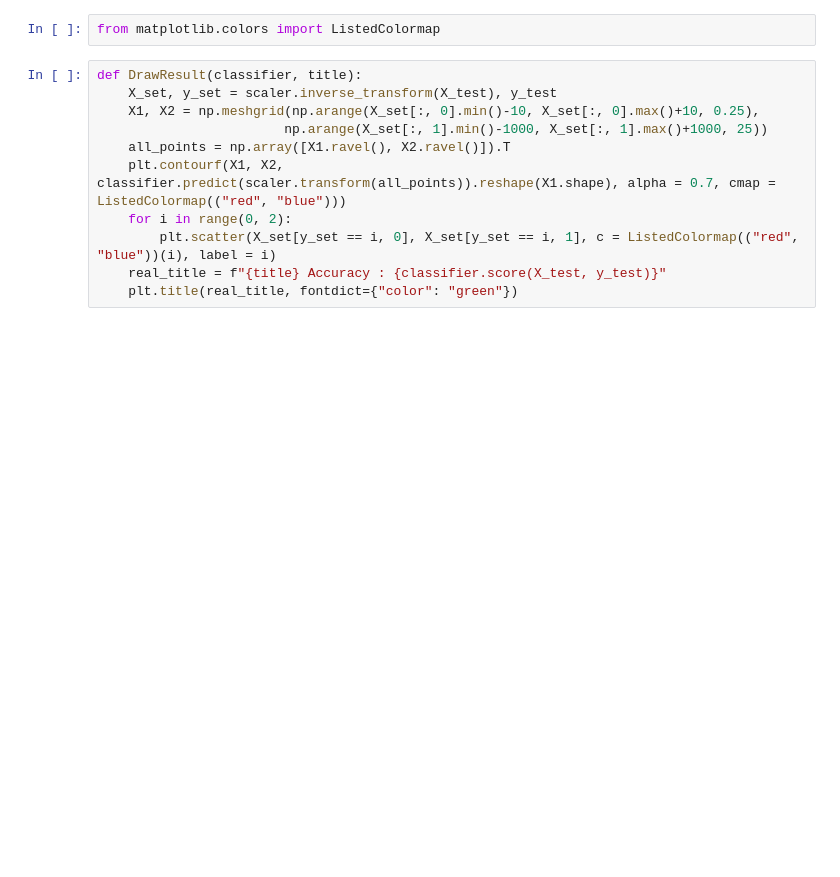
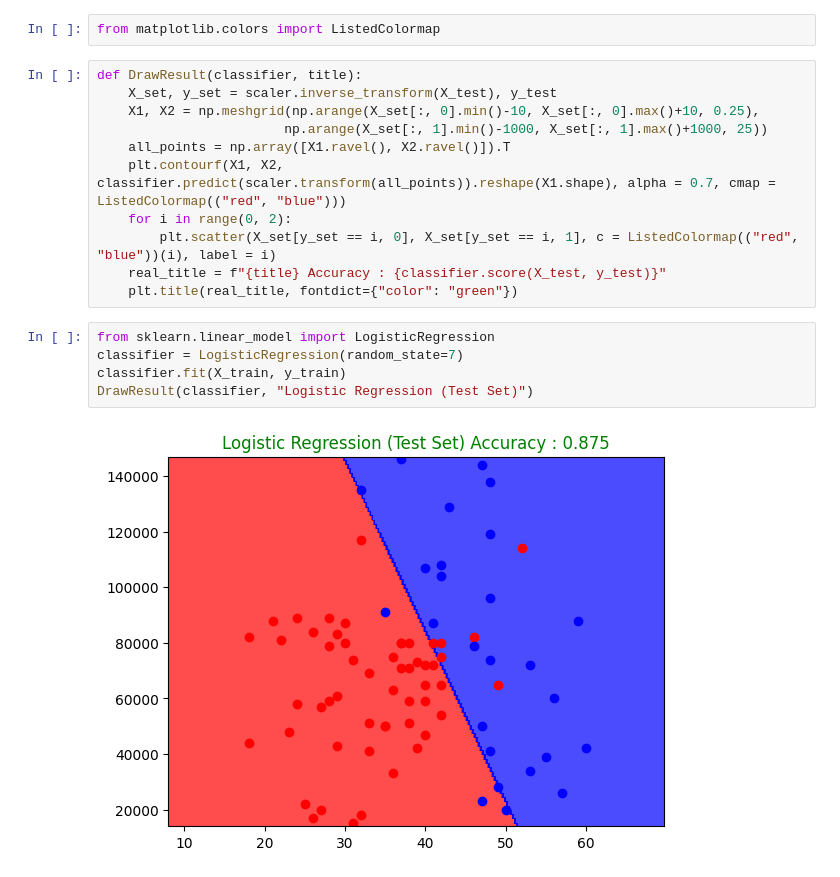
Before and after one commit to MrRainGuy/Machine-Learning-A-Z, a Jupyter notebook: My Own/Classification/Classification-models-all.ipynb, the cells around one changed output. Saved outputs shown, nothing was run; the diff lists cells and outputs as text; blank space fills up the shorter version.

Commit message:
Visualising the Logistic Regression

```diff
--- a/My Own/Classification/Classification-models-all.ipynb
+++ b/My Own/Classification/Classification-models-all.ipynb
@@ -27,3 +27,10 @@ def DrawResult(classifier, title):
         plt.scatter(X_set[y_set == i, 0], X_set[y_set == i, 1], c = ListedColormap(("red", "blue"))(i), label = i)
     real_title = f"{title} Accuracy : {classifier.score(X_test, y_test)}"
     plt.title(real_title, fontdict={"color": "green"})
+# %%
+from sklearn.linear_model import LogisticRegression
+classifier = LogisticRegression(random_state=7)
+classifier.fit(X_train, y_train)
+DrawResult(classifier, "Logistic Regression (Test Set)")
+# %% [output]
+[figure, added]
```
